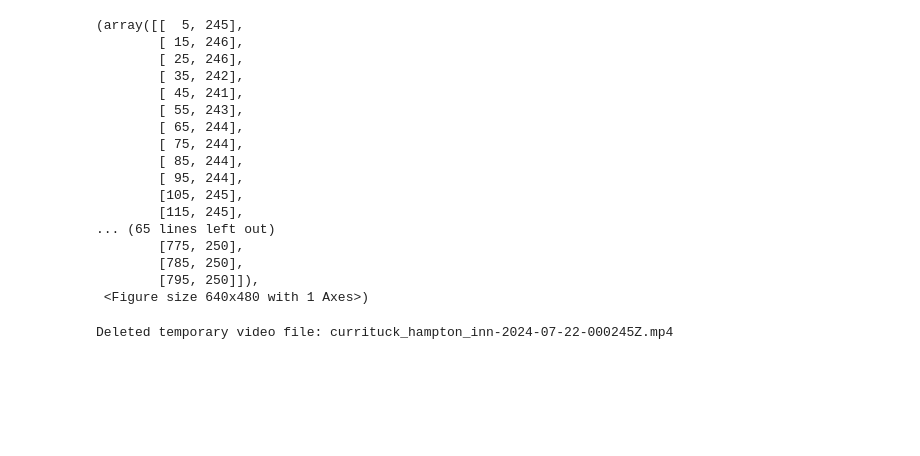
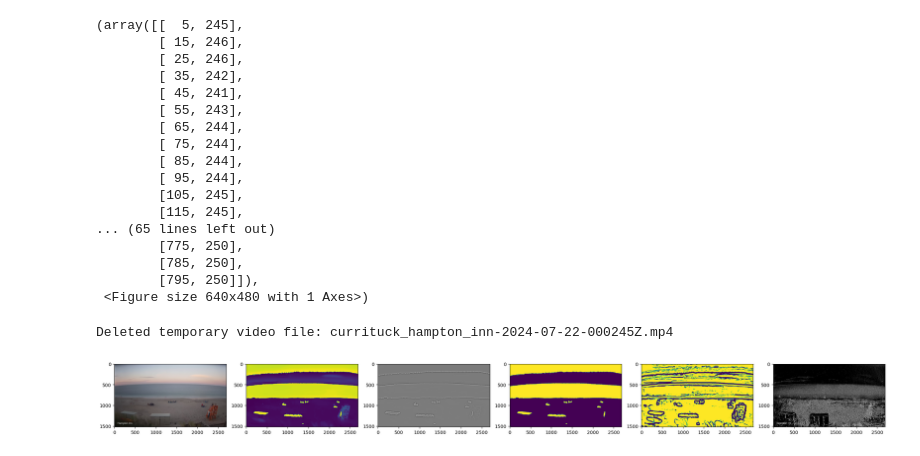
Before and after one commit to coreyddsc/shoreline_project, a Jupyter notebook: image_products_testnb.ipynb, the cells around one changed output. Saved outputs shown, nothing was run; the diff lists cells and outputs as text; code cells hidden in the pictures; blank space fills up the shorter version.

Commit message:
Update image products

```diff
--- a/image_products_testnb.ipynb
+++ b/image_products_testnb.ipynb
@@ -73,3 +73,7 @@ Saved fig_tranSL to: c:\Users\Corey Dearing\Desktop\ShorelineProjectRepo\images\
 IP.clean_up()
 # %% [output]
 Deleted temporary video file: currituck_hampton_inn-2024-07-22-000245Z.mp4
+# %%
+IP.plot_image_process()
+# %% [output]
+[figure, added]
```
Also changed, not shown: parts of 3 cells of this notebook, 1 other file.
